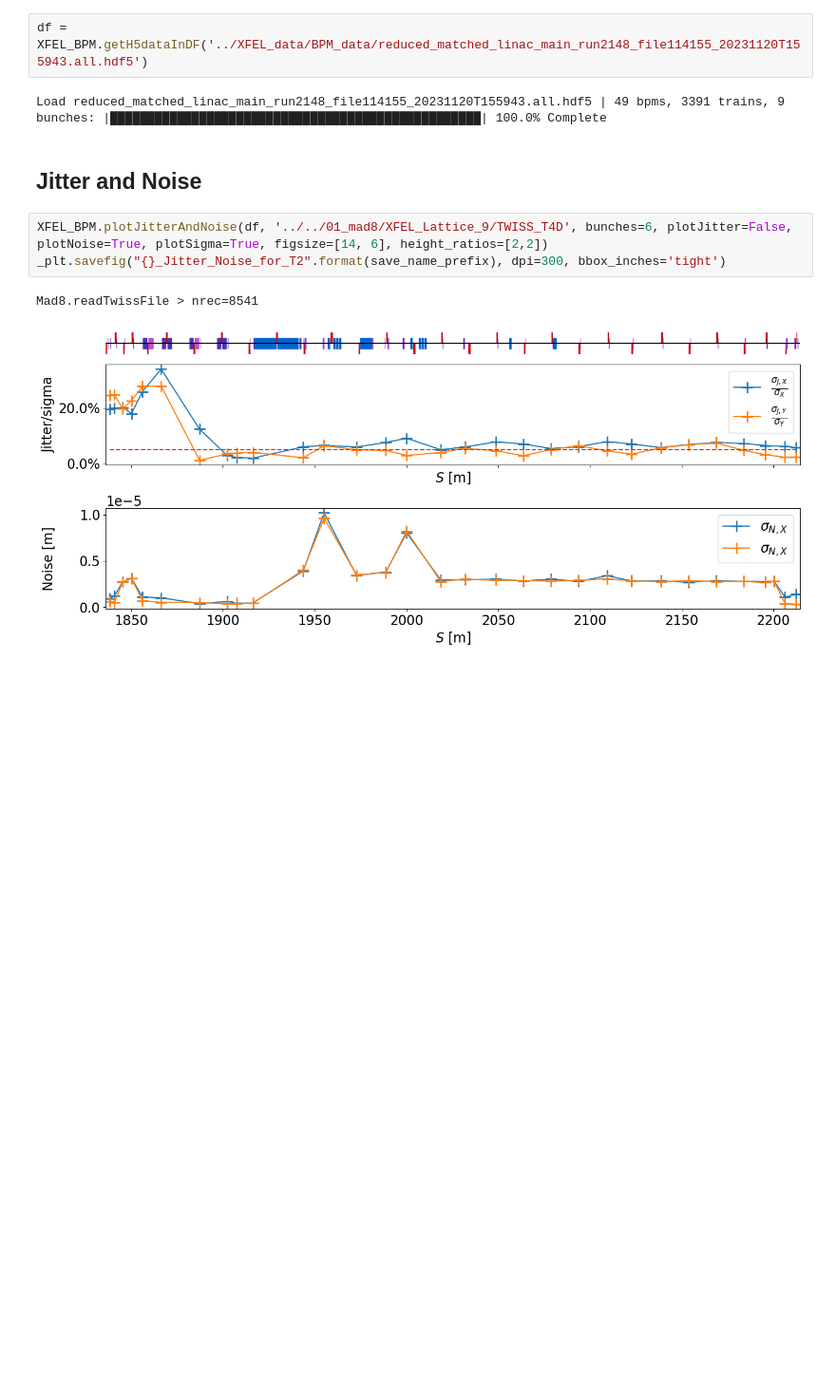
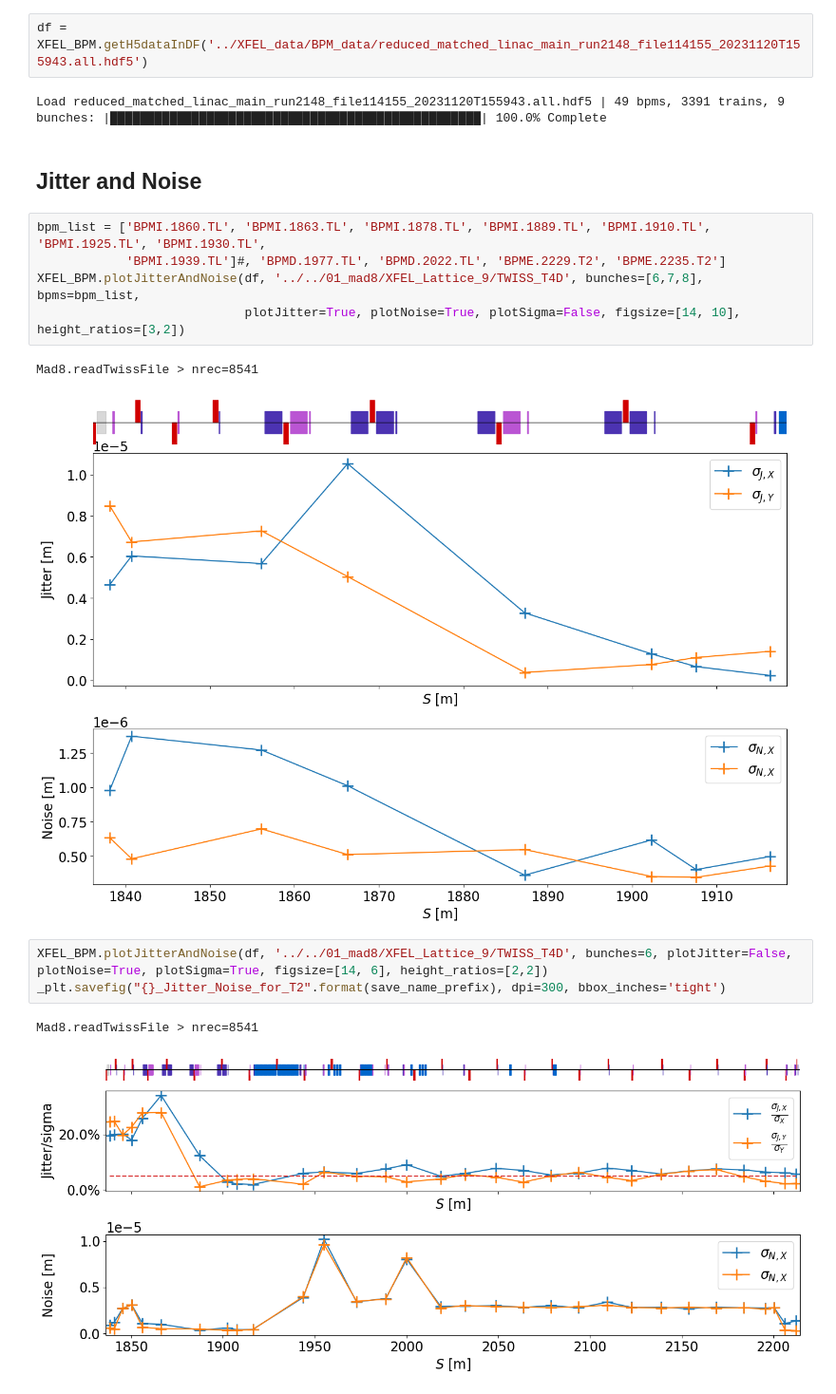
Before and after one commit to MarinDeniaud/luxe-backgrounds, a Jupyter notebook: 06_analysis/jupyter_notebooks/XFEL_Position.ipynb, the cells around one changed output. Shown at 95% size. Saved outputs shown, nothing was run; the diff lists cells and outputs as text; blank space fills up the shorter version.

```diff
--- a/06_analysis/jupyter_notebooks/XFEL_Position.ipynb
+++ b/06_analysis/jupyter_notebooks/XFEL_Position.ipynb
@@ -44,6 +44,14 @@ df = XFEL_BPM.getH5dataInDF('../XFEL_data/BPM_data/reduced_matched_linac_main_ru
 Load reduced_matched_linac_main_run2148_file114155_20231120T155943.all.hdf5 | 49 bpms, 3391 trains, 9 bunches: |██████████████████████████████████████████████████| 100.0% Complete
 # %% [markdown]
 ## Jitter and Noise
+# %%
+bpm_list = ['BPMI.1860.TL', 'BPMI.1863.TL', 'BPMI.1878.TL', 'BPMI.1889.TL', 'BPMI.1910.TL', 'BPMI.1925.TL', 'BPMI.1930.TL',
+            'BPMI.1939.TL']#, 'BPMD.1977.TL', 'BPMD.2022.TL', 'BPME.2229.T2', 'BPME.2235.T2']
+XFEL_BPM.plotJitterAndNoise(df, '../../01_mad8/XFEL_Lattice_9/TWISS_T4D', bunches=[6,7,8], bpms=bpm_list,
+                            plotJitter=True, plotNoise=True, plotSigma=False, figsize=[14, 10], height_ratios=[3,2])
+# %% [output]
+Mad8.readTwissFile > nrec=8541
+[figure, added]
 # %%
 XFEL_BPM.plotJitterAndNoise(df, '../../01_mad8/XFEL_Lattice_9/TWISS_T4D', bunches=6, plotJitter=False, plotNoise=True, plotSigma=True, figsize=[14, 6], height_ratios=[2,2])
 _plt.savefig("{}_Jitter_Noise_for_T2".format(save_name_prefix), dpi=300, bbox_inches='tight')
```
Also changed, not shown: 1 other file.
